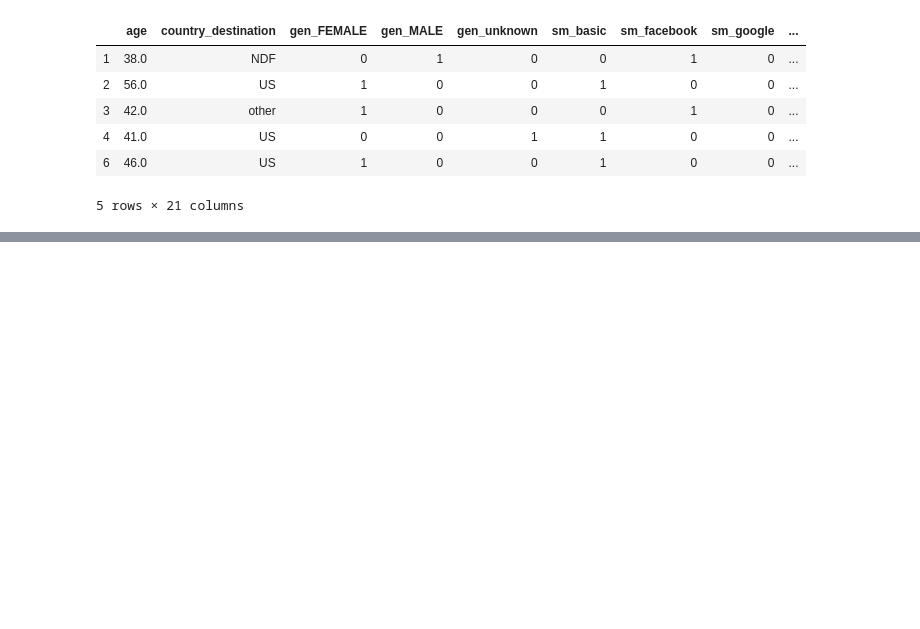
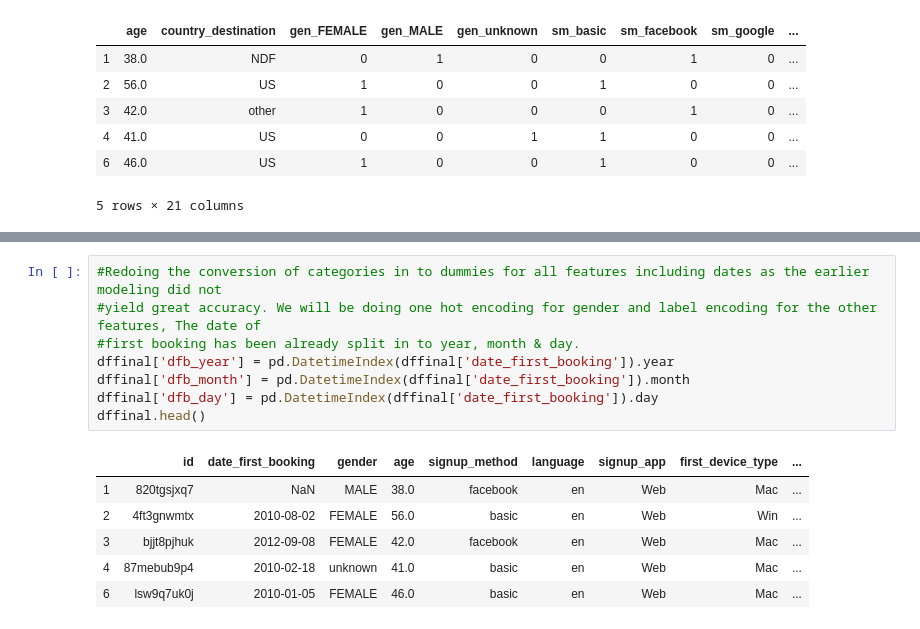
Before and after one commit to venkii83/Springboard, a Jupyter notebook: Capstone 1.ipynb, the cells around one changed output, grey strips where cells are left out. Saved outputs shown, nothing was run; the diff lists cells and outputs as text; blank space fills up the shorter version.

```diff
--- a/Capstone 1.ipynb
+++ b/Capstone 1.ipynb
@@ -717,0 +887,15 @@ dffinal_lg.head()
+# %%
+#Redoing the conversion of categories in to dummies for all features including dates as the earlier modeling did not
+#yield great accuracy. We will be doing one hot encoding for gender and label encoding for the other features, The date of
+#first booking has been already split in to year, month & day.
+dffinal['dfb_year'] = pd.DatetimeIndex(dffinal['date_first_booking']).year
+dffinal['dfb_month'] = pd.DatetimeIndex(dffinal['date_first_booking']).month
+dffinal['dfb_day'] = pd.DatetimeIndex(dffinal['date_first_booking']).day
+dffinal.head()
+# %% [output]
+|  | id | date_first_booking | gender | age | signup_method | language | signup_app | first_device_type | ... |
+| 1 | 820tgsjxq7 | NaN | MALE | 38.0 | facebook | en | Web | Mac | ... |
+| 2 | 4ft3gnwmtx | 2010-08-02 | FEMALE | 56.0 | basic | en | Web | Win | ... |
+| 3 | bjjt8pjhuk | 2012-09-08 | FEMALE | 42.0 | facebook | en | Web | Mac | ... |
+| 4 | 87mebub9p4 | 2010-02-18 | unknown | 41.0 | basic | en | Web | Mac | ... |
+| 6 | lsw9q7uk0j | 2010-01-05 | FEMALE | 46.0 | basic | en | Web | Mac | ... |
```
Also changed, not shown: parts of 36 cells of this notebook.
